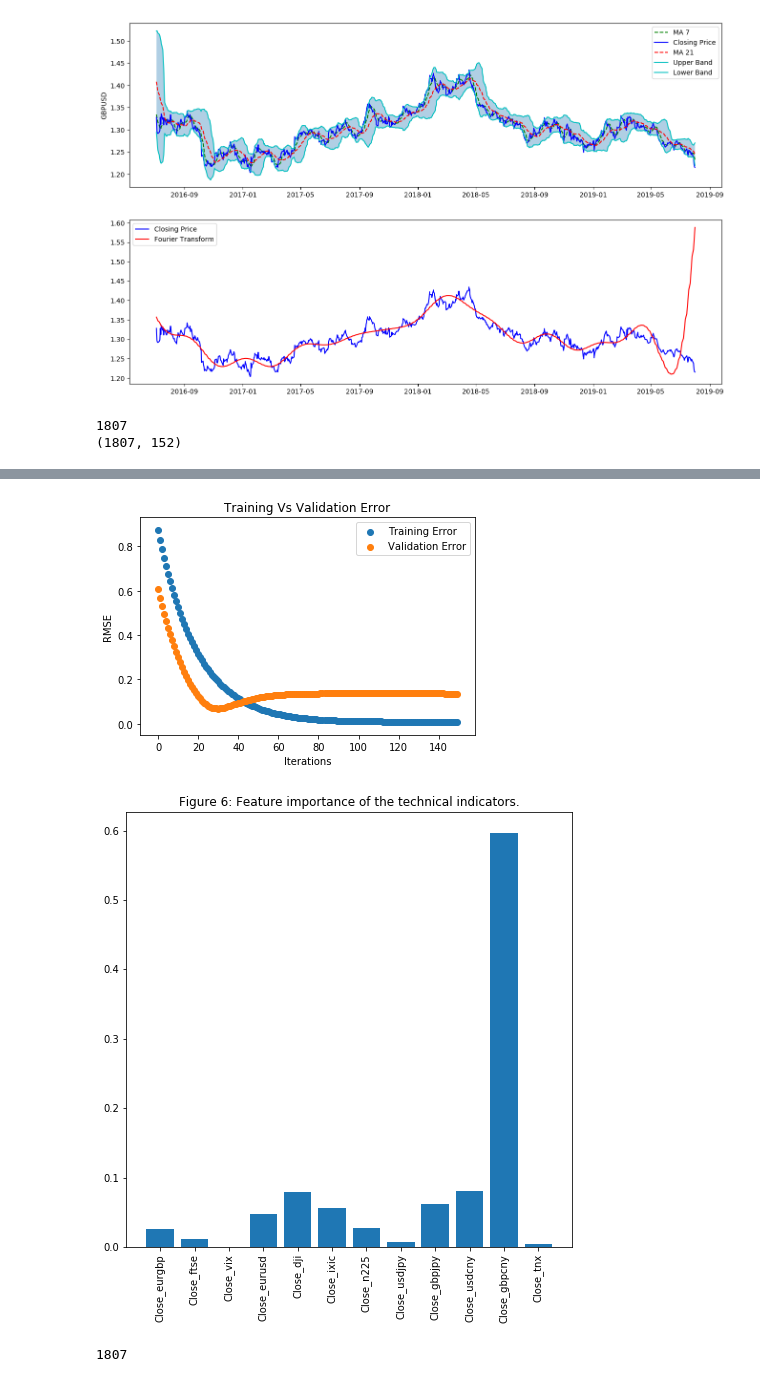
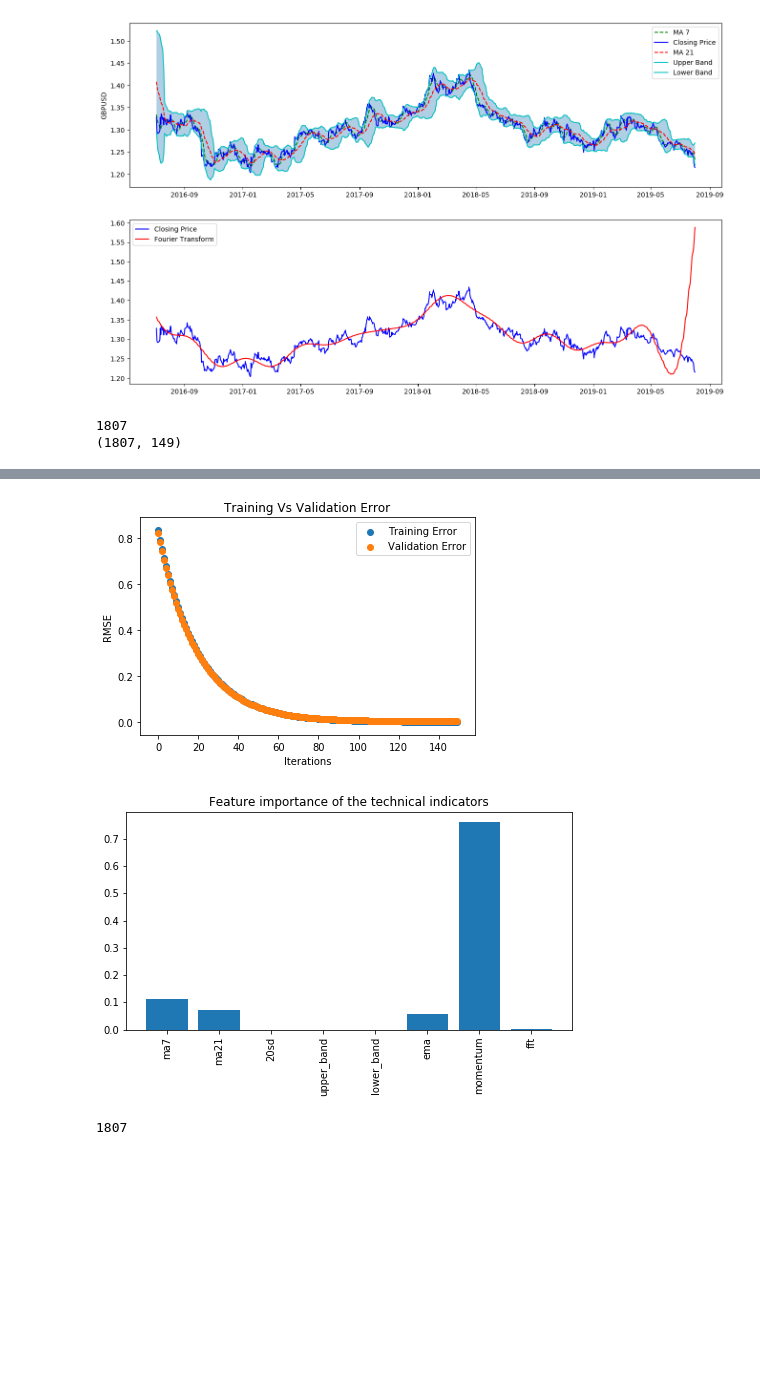
Before and after one commit to ramanvilkhu/deepFX, a Jupyter notebook: fx_technical.ipynb, the cells around one changed output, grey strips where cells are left out. Cells and saved outputs as stored; diff of their text form; code cells hidden in the pictures; blank space fills up the shorter version.

Commit message:
uploaded latest technical file, this is the main file

```diff
--- a/fx_technical.ipynb
+++ b/fx_technical.ipynb
@@ -155,7 +156,8 @@ def scale(X):
 # %%
 #Get other features and concatenate with Closes of other markets
 
-num_features = 4 + len(datacorr.keys()) + 8 + 128 #4 for GBP/USD and 9 other closes and 8 technical indicators
+#num_features = 4 + len(datacorr.keys()) + 8 + 128 #4 for GBP/USD and 9 other closes and 8 technical indicators
+num_features = 4 + len(datacorr.keys()) + 8 #4 for GBP/USD and 9 other closes and 8 technical indicators
 
 #align dates for all features
 for f in datacorr.keys():
@@ -184,16 +186,17 @@ for dd,col in enumerate(datCols):
     x[:,dd + ff + cc+2] = scale(data[col].values)
 
 #ADD WORD REPRESENTATIONS
-with open('src/word_acts.p','rb') as f:
-    word_acts = pickle.load(f)
-for ii in range(word_acts.shape[1]):
-    x[:,ii + dd + ff + cc+3] = scale(word_acts[:,ii])
+if False:
+    with open('src/word_acts.p','rb') as f:
+        word_acts = pickle.load(f)
+    for ii in range(word_acts.shape[1]):
+        x[:,ii + dd + ff + cc+3] = scale(word_acts[:,ii])
 # %%
 print(len(data))
 print(x.shape)
 # %% [output]
 1807
-(1807, 152)
+(1807, 149)
 # %%
 #get and save dates for other notebook (SHOULD BE FIXED)
 myDates = data.reset_index()['Date']
@@ -223,10 +226,14 @@ del dataCopy['Close']
 del dataCopy['Adj Close']
 del dataCopy['Volume']
 
-if False:
+if True:
     for ff,f in enumerate(datacorr.keys()):
         del dataCopy['Close_'+f]
-if True:
+
+    del dataCopy['Close_usdjpy']
+    del dataCopy['Close_vix']
+    del dataCopy['Close_tnx']
+if False:
     for f in ['ma7','ma21', '20sd', 'upper_band', 'lower_band', 'ema', 'momentum','fft']:
         del dataCopy[f]
 
@@ -248,9 +255,11 @@ plt.title('Training Vs Validation Error')
 plt.legend()
 plt.show()
 
-fig = plt.figure(figsize=(8,8))
+fig = plt.figure(figsize=(8,4))
 plt.xticks(rotation='vertical')
 plt.bar([i for i in range(len(xgbModel.feature_importances_))], xgbModel.feature_importances_.tolist(), tick_label=X_test_FI.columns)
 plt.title('Figure 6: Feature importance of the technical indicators.')
+plt.title('Feature importance of the technical indicators')
+#plt.title('Feature importance of the correlated assets')
 plt.show()
 # %% [output]
@@ -258,5 +267,5 @@ plt.show()
-[figure, old version]
+[figure, new version]
-[figure, old version]
+[figure, new version]
 # %%
 #Get labels
 outlook = 1
```
Also changed, not shown: parts of 9 cells of this notebook.
